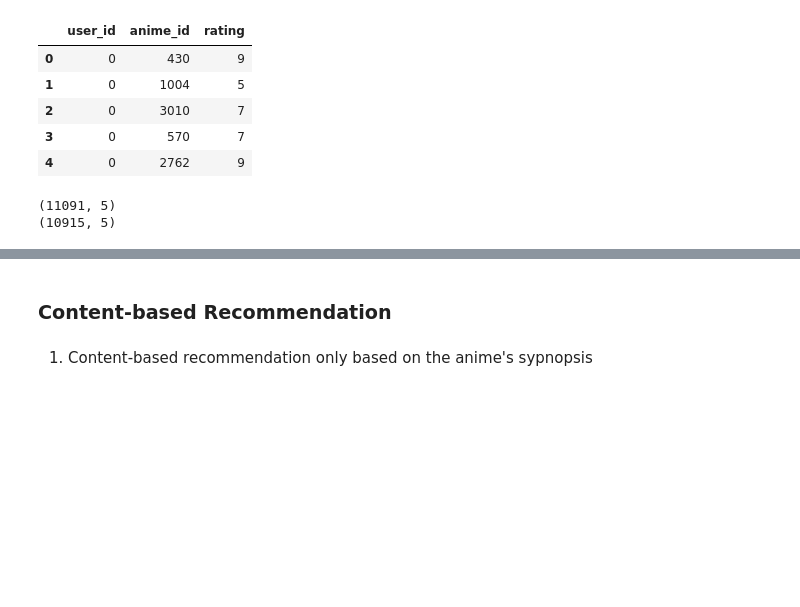
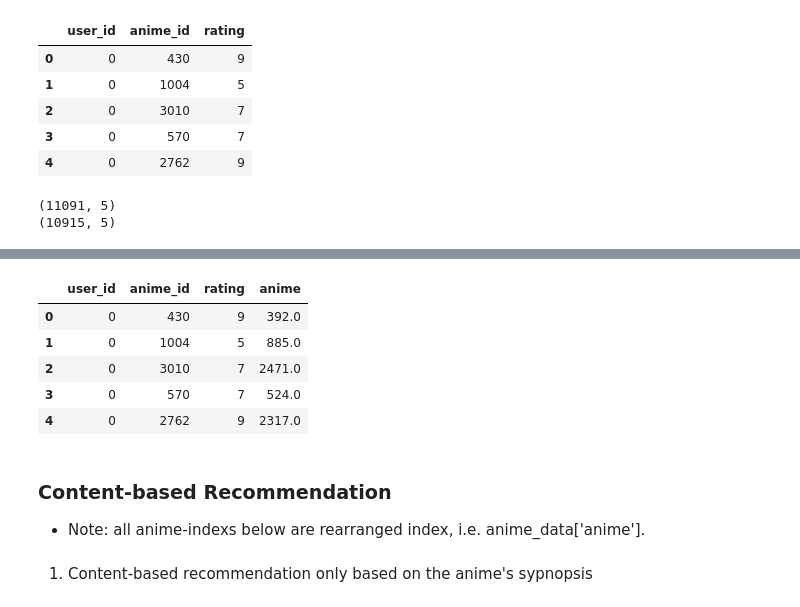
Before and after one commit to Yilun-Fu/Recommendation-Systems-for-an-Anime-Dataset, a Jupyter notebook: content_based.ipynb, the cells around one changed output, grey strips where cells are left out. Cells and saved outputs as stored; diff of their text form; code cells hidden in the pictures; blank space fills up the shorter version.

```diff
--- a/content_based.ipynb
+++ b/content_based.ipynb
@@ -33,12 +33,7 @@ print(anime_data.shape)
 (11091, 5)
 (10915, 5)
 # %%
-# rearrange user_data and anime_data via unique user_id and anime_id
-user_ids = user_data["user_id"].unique().tolist()
-user2_encoded = {x: i for i, x in enumerate(user_ids)} # numbering each user
-encoded2_user = {i: x for i, x in enumerate(user_ids)} # assigning the user to the number
-user_data["user"] = user_data["user_id"].map(user2_encoded) # substituing the user values
-
+# rearrange anime_data via unique anime_id
 anime_ids = anime_data['MAL_ID'].unique().tolist()
 anime2_encoded = {x: i for i, x in enumerate(anime_ids)}
 encoded2_anime = {i: x for i, x in enumerate(anime_ids)}
@@ -58,7 +53,21 @@ anime_data.head(10)
 | 7 | 17 | Hungry Heart: Wild Striker | 7.59 | Slice of Life, Comedy, Sports, Sh... | Kyosuke Kano has lived under the ... | 7 |
 | 8 | 18 | Initial D Fourth Stage | 8.15 | Action, Cars, Sports, Drama, Seinen | Takumi Fujiwara finally joins Ryo... | 8 |
 | 9 | 19 | Monster | 8.76 | Drama, Horror, Mystery, Police, P... | Dr. Kenzou Tenma, an elite neuros... | 9 |
-# %% [markdown]
-### Content-based Recommendation
+# %%
+# rearrange user_data via unique anime_id
+# anime_data_to_merge = anime_data[['MAL_ID','anime']]
+user_data = user_data.merge(anime_data,left_on="anime_id",right_on="MAL_ID",how='left')
+user_data=user_data[['user_id','anime_id','rating','anime']]
+user_data.head()
+# %% [output]
+|  | user_id | anime_id | rating | anime |
+| 0 | 0 | 430 | 9 | 392.0 |
+| 1 | 0 | 1004 | 5 | 885.0 |
+| 2 | 0 | 3010 | 7 | 2471.0 |
+| 3 | 0 | 570 | 7 | 524.0 |
+| 4 | 0 | 2762 | 9 | 2317.0 |
+# %% [markdown]
+### Content-based Recommendation
+- Note: all anime-indexs below are rearranged index, i.e. anime_data['anime'].
 # %%
 def get_anime_ids(user_id):
```
Also changed, not shown: parts of 3 cells of this notebook, 1 other file.
